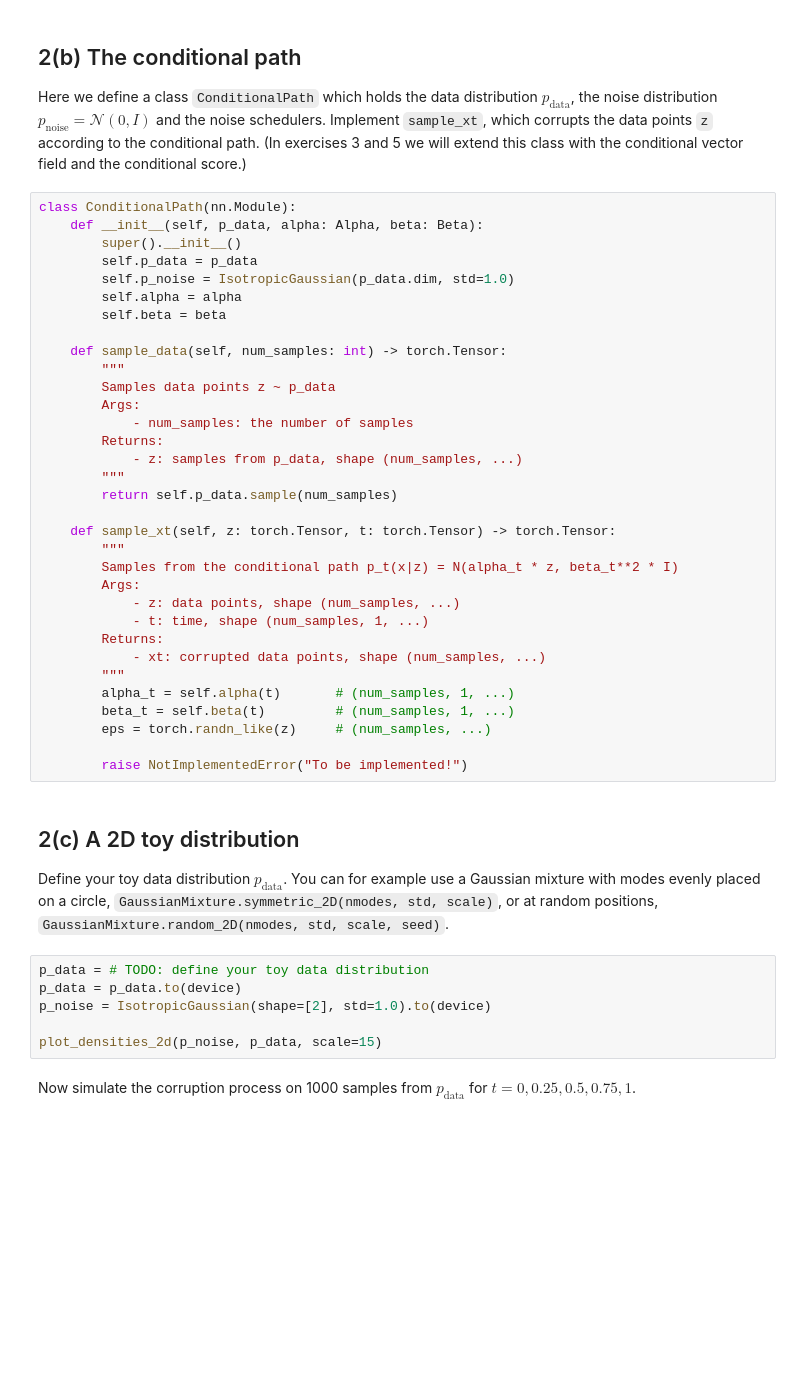
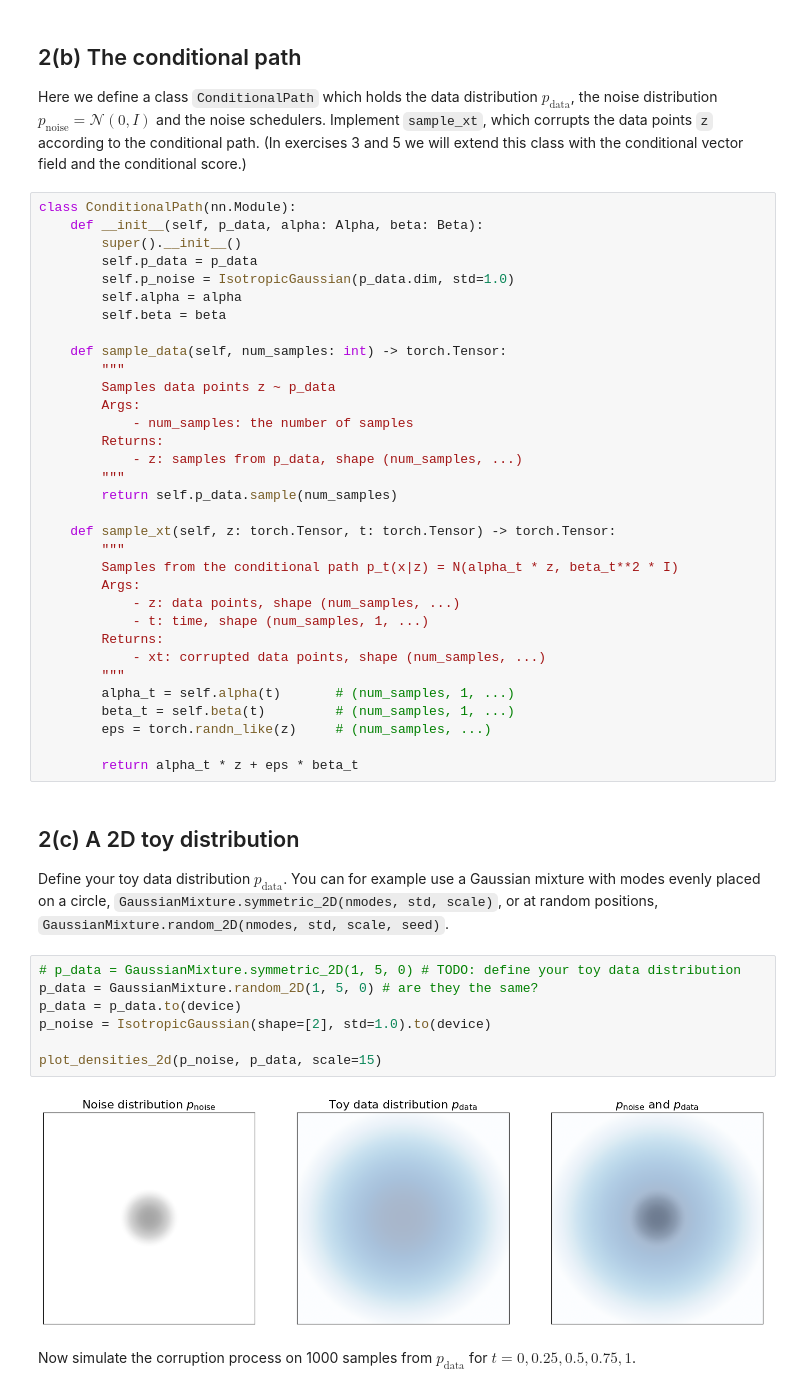
Before and after one commit to luk0-00/MLIP-26, a Jupyter notebook: HW_3/Assignment_3.ipynb, the cells around one changed output. Saved outputs shown, nothing was run; the diff lists cells and outputs as text; blank space fills up the shorter version.

```diff
--- a/HW_3/Assignment_3.ipynb
+++ b/HW_3/Assignment_3.ipynb
@@ -323,16 +336,19 @@ class ConditionalPath(nn.Module):
         beta_t = self.beta(t)         # (num_samples, 1, ...)
         eps = torch.randn_like(z)     # (num_samples, ...)
 
-        raise NotImplementedError("To be implemented!")
+        return alpha_t * z + eps * beta_t
 # %% [markdown]
 ## 2(c) A 2D toy distribution
 Define your toy data distribution $p_{\text{data}}$. You can for example use a Gaussian mixture with modes evenly placed on a circle, `GaussianMixture.symmetric_2D(nmodes, std, scale)`, or at random positions, `GaussianMixture.random_2D(nmodes, std, scale, seed)`.
 # %%
-p_data = # TODO: define your toy data distribution
+# p_data = GaussianMixture.symmetric_2D(1, 5, 0) # TODO: define your toy data distribution
+p_data = GaussianMixture.random_2D(1, 5, 0) # are they the same?
 p_data = p_data.to(device)
 p_noise = IsotropicGaussian(shape=[2], std=1.0).to(device)
 
 plot_densities_2d(p_noise, p_data, scale=15)
+# %% [output]
+[figure, added]
 # %% [markdown]
 Now simulate the corruption process on 1000 samples from $p_{\text{data}}$ for $t = 0, 0.25, 0.5, 0.75, 1$.
 # %%
```
Also changed, not shown: parts of 22 cells of this notebook.
